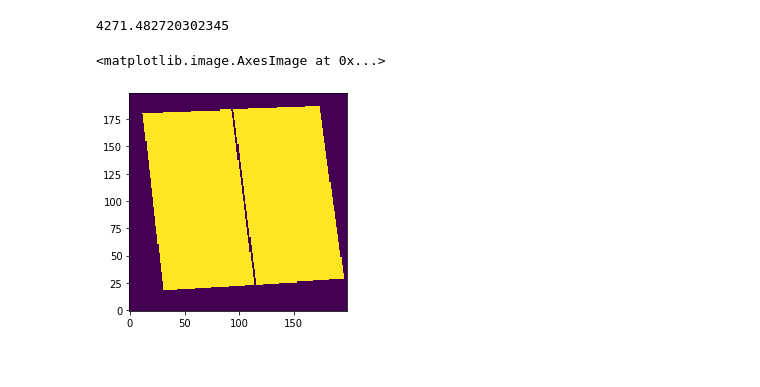
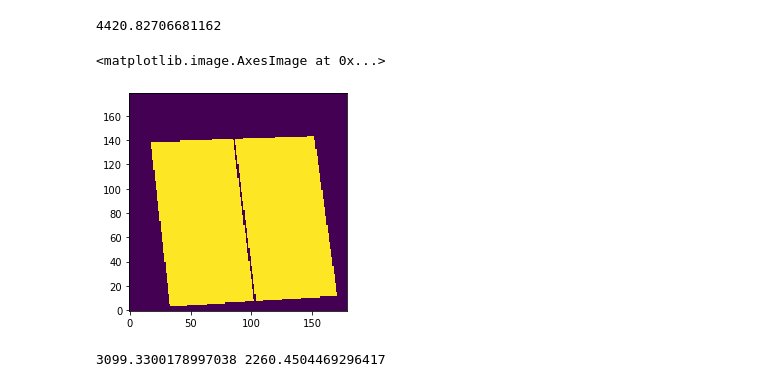
Before and after one commit to hrichstein/photRun0520, a Jupyter notebook: morphology/hor1test.ipynb, the cells around one changed output. Saved outputs shown, nothing was run; the diff lists cells and outputs as text; code cells hidden in the pictures.

```diff
--- a/morphology/hor1test.ipynb
+++ b/morphology/hor1test.ipynb
@@ -83,38 +110,53 @@ GAP_BIT = 0b10
+# %%
+IMAGE = Path([ [4586,4336],
+              [5159,375],
+              [1018,108],
+              [538,4180],
+              [4586,4336]])
+
+GAP = Path([ [2572,4269],
+             [2617,4274],
+             [3147,248],
+             [3101,245],
+             [2572,4269]])
+
+IMG_BIT = 0b01
+GAP_BIT = 0b10
 # %%
-max(xT)
+max(yT)
 # %% [output]
-4271.482720302345
+4420.82706681162
 # %%
-xmin,xmax = -500,4500
-ymin,ymax = -500,4500
+xmin,xmax = 0,5400
+ymin,ymax = 0,5400
 
-nbins = 200
+nbins = 180
 xedge = np.linspace(xmin,xmax,nbins)
 yedge = np.linspace(ymin,ymax,nbins)
 
 xcent = (xedge[1:] + xedge[:-1])/2
 ycent = (yedge[1:] + yedge[:-1])/2
 
 xdel = xedge[1]-xedge[0]
 ydel = yedge[1]-yedge[0]
 
 xx,yy = np.meshgrid(xcent,ycent,indexing='ij')
 
 MASK = np.zeros((nbins-1,nbins-1))
 image_mask = IMAGE.contains_points(np.vstack([xx.flatten(),yy.flatten()]).T).T.reshape(xx.shape)
 gap_mask = GAP.contains_points(np.vstack([xx.flatten(),yy.flatten()]).T).T.reshape(xx.shape)
 masked_indices_image = np.where(image_mask==1) # Array indices
 masked_indices_gap = np.where(gap_mask==1) # Array indices
 MASK[masked_indices_image] = 1
 MASK[masked_indices_gap] = 0
 IDX = np.where(MASK==1)
 
 #DISPLAY THE MASK TO CHECK THAT IT'S CORRECT
 fig,ax = plt.subplots()
 # ax.set_xlim(0,160)
 # ax.set_ylim(0,160)
 plt.imshow(MASK.T,origin='lower')
 # %% [output]
 <matplotlib.image.AxesImage at 0x...>
-[figure, old version]
+[figure, new version]
 # %%
@@ -128,0 +180,6 @@ hor_pa = 68
+# %%
+x0T = c*(2149-x0+300) - s*(2372-y0+400) + x0+300
+y0T = s*(2149-x0+300) + c*(2372-y0+400) + y0+400
+print(x0T,y0T)
+# %% [output]
+3099.3300178997038 2260.4504469296417
```
Also changed, not shown: parts of 19 cells of this notebook, 4 other files.
